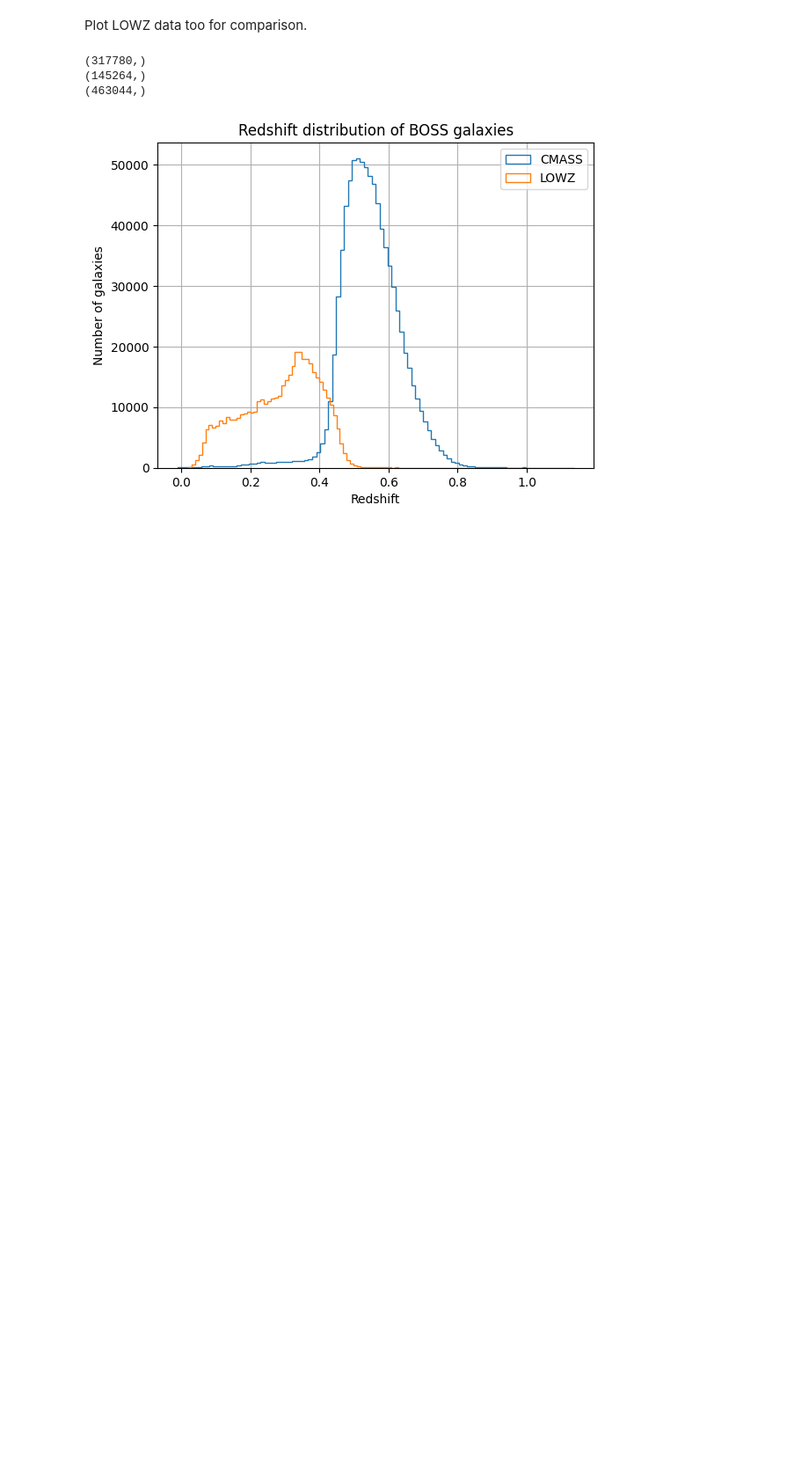
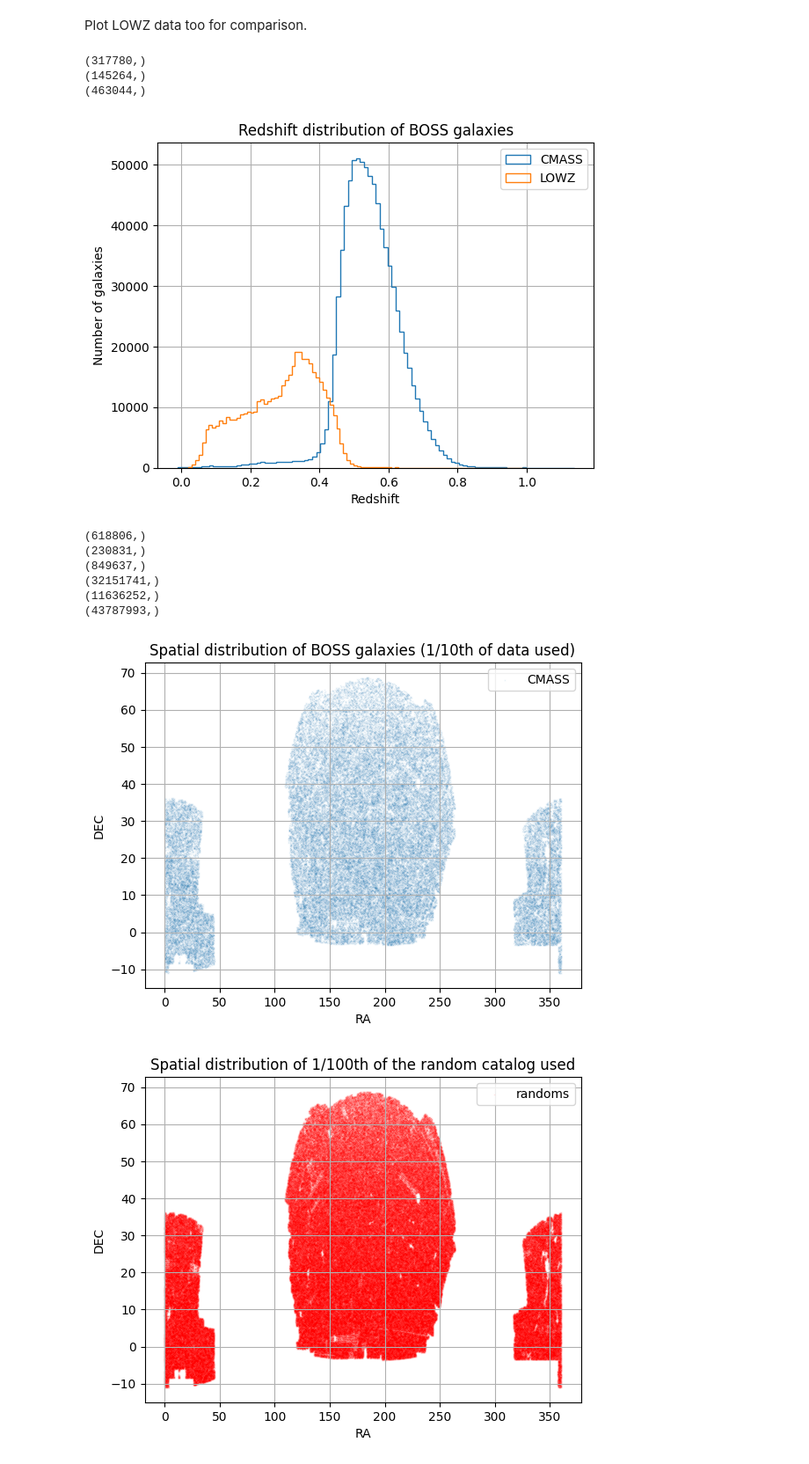
Before and after one commit to shubhagrawal30/RSD_SDSS_DR12, a Jupyter notebook: notebooks/data.ipynb, the cells around one changed output. Shown: that part at 88% size. Cells and saved outputs as stored; diff of their text form; code cells hidden in the pictures; blank space fills up the shorter version.

Commit message:
add data plots

```diff
--- a/notebooks/data.ipynb
+++ b/notebooks/data.ipynb
@@ -100,3 +108,55 @@ plt.show()
 plt.close()
 # %% [output]
 [figure]
+# %%
+with fits.open("../data/galaxy_DR12v5_CMASS_North.fits") as hdul:
+    thead, tdata = hdul[1].header, hdul[1].data
+    print(tdata.shape)
+
+with fits.open("../data/galaxy_DR12v5_CMASS_South.fits") as hdul:
+    tdata = np.append(tdata, hdul[1].data)
+    print(hdul[1].data.shape)
+    print(tdata.shape)
+
+with fits.open("../data/random0_DR12v5_CMASS_North.fits") as hdul:
+    rhead, rdata = hdul[1].header, hdul[1].data
+    print(rdata.shape)
+
+with fits.open("../data/random0_DR12v5_CMASS_South.fits") as hdul:
+    rdata = np.append(rdata, hdul[1].data)
+    print(hdul[1].data.shape)
+    print(rdata.shape)
+# %% [output]
+(618806,)
+(230831,)
+(849637,)
+(32151741,)
+(11636252,)
+(43787993,)
+# %%
+sparset, sparser = 10, 100
+sp_tdata = np.random.choice(tdata, size=tdata.shape[0]//sparset, replace=False)
+sp_rdata = np.random.choice(rdata, size=rdata.shape[0]//sparser, replace=False)
+
+plt.figure()
+plt.scatter(sp_tdata['RA'], sp_tdata['DEC'], s=0.1, alpha=0.1, label='CMASS', marker='x')
+plt.title('Spatial distribution of BOSS galaxies (1/10th of data used)')
+plt.xlabel('RA')
+plt.ylabel('DEC')
+plt.legend()
+plt.grid()
+plt.show()
+plt.close()
+
+plt.figure()
+plt.scatter(sp_rdata['RA'], sp_rdata['DEC'], s=0.1, alpha=0.1, label='randoms', marker='x', color='red')
+plt.title('Spatial distribution of 1/100th of the random catalog used')
+plt.xlabel('RA')
+plt.ylabel('DEC')
+plt.legend()
+plt.grid()
+plt.show()
+plt.close()
+# %% [output]
+[figure, added]
+[figure, added]
```
Also changed, not shown: parts of 2 cells of this notebook, 1 other file.
